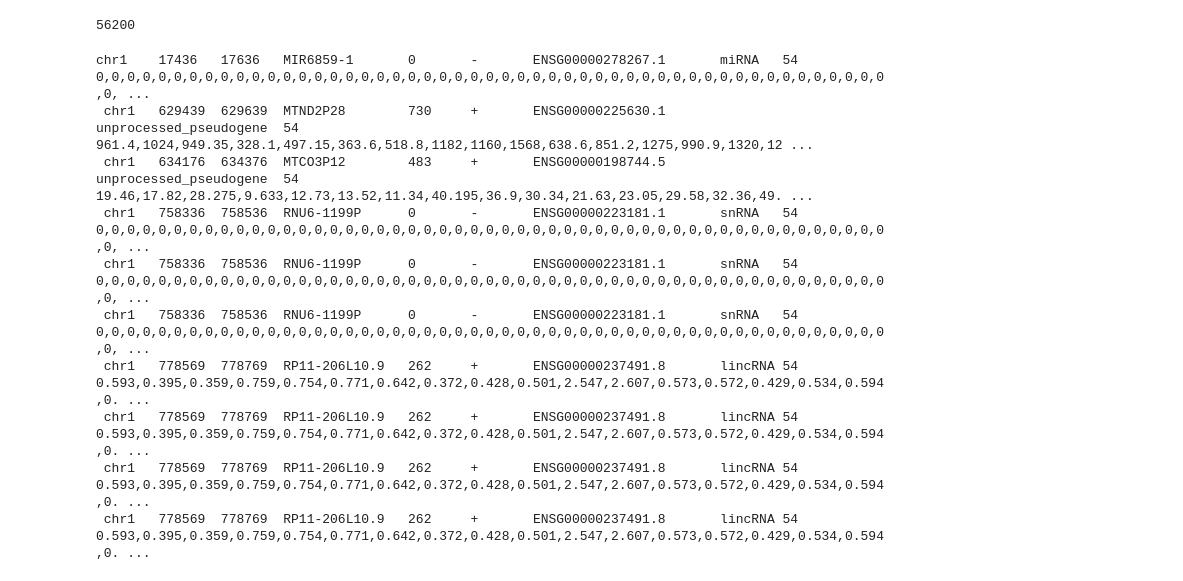
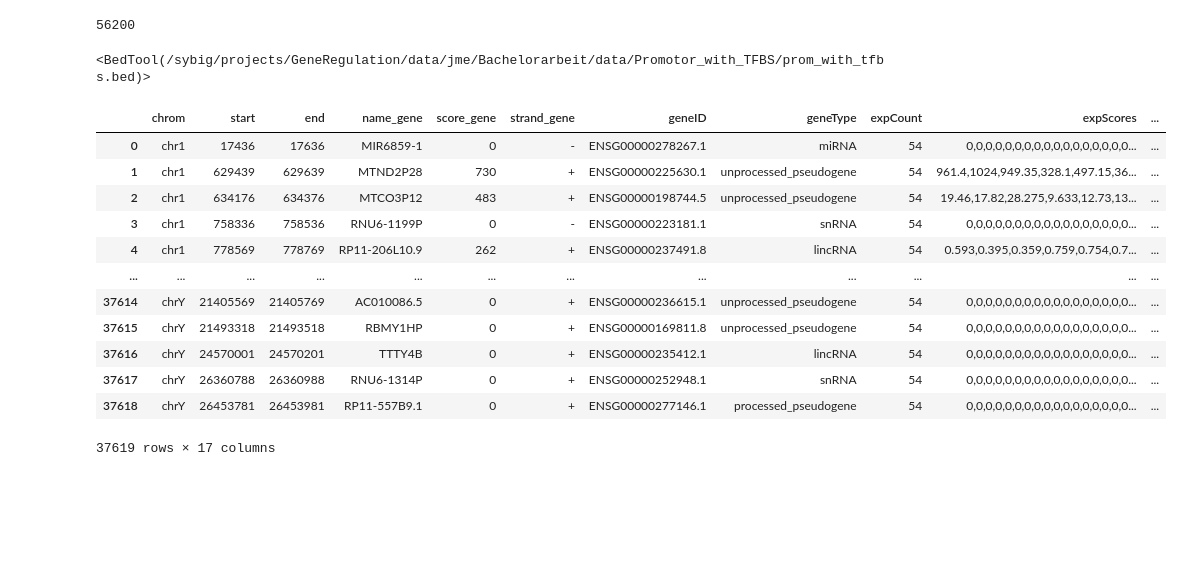
Before and after one commit to JulianMeigen/Bachelor, a Jupyter notebook: Promotor_with_TFBS.ipynb, the cells around one changed output. Saved outputs shown, nothing was run; the diff lists cells and outputs as text; code cells hidden in the pictures; blank space fills up the shorter version.

```diff
--- a/Promotor_with_TFBS.ipynb
+++ b/Promotor_with_TFBS.ipynb
@@ -15,16 +15,29 @@ intersect = gtex_prom.intersect(tfbs_all, wa=True, wb=True).sort()
 gtex_prom.count()
 # %% [output]
 56200
-# %%
-intersect.head()
-# %% [output]
-chr1    17436   17636   MIR6859-1       0       -       ENSG00000278267.1       miRNA   54      0,0,0,0,0,0,0,0,0,0,0,0,0,0,0,0,0,0,0,0,0,0,0,0,0,0,0,0,0,0,0,0,0,0,0,0,0,0,0,0,0,0,0,0,0,0,0,0,0,0,0,0, ...
- chr1   629439  629639  MTND2P28        730     +       ENSG00000225630.1       unprocessed_pseudogene  54      961.4,1024,949.35,328.1,497.15,363.6,518.8,1182,1160,1568,638.6,851.2,1275,990.9,1320,12 ...
- chr1   634176  634376  MTCO3P12        483     +       ENSG00000198744.5       unprocessed_pseudogene  54      19.46,17.82,28.275,9.633,12.73,13.52,11.34,40.195,36.9,30.34,21.63,23.05,29.58,32.36,49. ...
- chr1   758336  758536  RNU6-1199P      0       -       ENSG00000223181.1       snRNA   54      0,0,0,0,0,0,0,0,0,0,0,0,0,0,0,0,0,0,0,0,0,0,0,0,0,0,0,0,0,0,0,0,0,0,0,0,0,0,0,0,0,0,0,0,0,0,0,0,0,0,0,0, ...
- chr1   758336  758536  RNU6-1199P      0       -       ENSG00000223181.1       snRNA   54      0,0,0,0,0,0,0,0,0,0,0,0,0,0,0,0,0,0,0,0,0,0,0,0,0,0,0,0,0,0,0,0,0,0,0,0,0,0,0,0,0,0,0,0,0,0,0,0,0,0,0,0, ...
- chr1   758336  758536  RNU6-1199P      0       -       ENSG00000223181.1       snRNA   54      0,0,0,0,0,0,0,0,0,0,0,0,0,0,0,0,0,0,0,0,0,0,0,0,0,0,0,0,0,0,0,0,0,0,0,0,0,0,0,0,0,0,0,0,0,0,0,0,0,0,0,0, ...
- chr1   778569  778769  RP11-206L10.9   262     +       ENSG00000237491.8       lincRNA 54      0.593,0.395,0.359,0.759,0.754,0.771,0.642,0.372,0.428,0.501,2.547,2.607,0.573,0.572,0.429,0.534,0.594,0. ...
- chr1   778569  778769  RP11-206L10.9   262     +       ENSG00000237491.8       lincRNA 54      0.593,0.395,0.359,0.759,0.754,0.771,0.642,0.372,0.428,0.501,2.547,2.607,0.573,0.572,0.429,0.534,0.594,0. ...
- chr1   778569  778769  RP11-206L10.9   262     +       ENSG00000237491.8       lincRNA 54      0.593,0.395,0.359,0.759,0.754,0.771,0.642,0.372,0.428,0.501,2.547,2.607,0.573,0.572,0.429,0.534,0.594,0. ...
- chr1   778569  778769  RP11-206L10.9   262     +       ENSG00000237491.8       lincRNA 54      0.593,0.395,0.359,0.759,0.754,0.771,0.642,0.372,0.428,0.501,2.547,2.607,0.573,0.572,0.429,0.534,0.594,0. ...
+# %%
+prom_with_tfbs = intersect.merge(s=True, c=[4,5,6,7,8,9,10,  14,12,13,16, 18, 14, 14], o=["distinct","distinct","distinct","distinct","distinct","distinct","distinct",  "collapse","collapse","collapse","collapse", "distinct", "count", "count_distinct"])
+
+#prom_with_tfbs.saveas("/sybig/projects/GeneRegulation/data/jme/Bachelorarbeit/data/Promotor_with_TFBS/prom_with_tfbs.bed")
+# %% [output]
+<BedTool(/sybig/projects/GeneRegulation/data/jme/Bachelorarbeit/data/Promotor_with_TFBS/prom_with_tfbs.bed)>
+# %%
+prom_with_tfbs = pybedtools.BedTool("/sybig/projects/GeneRegulation/data/jme/Bachelorarbeit/data/Promotor_with_TFBS/prom_with_tfbs.bed")
+# %%
+df_prom_tfbs = prom_with_tfbs.to_dataframe(names = ["chrom", "start", 'end', 'name_gene', 'score_gene', 'strand_gene', "geneID", "geneType", "expCount", "expScores", "tfbs", "start_tfbs", "end_tfbs", "strand_tfbs","unibin_cell_lines", "tfbs_count", "tfbs_count_unique"])
+# %%
+df_prom_tfbs
+# %% [output]
+|  | chrom | start | end | name_gene | score_gene | strand_gene | geneID | geneType | expCount | expScores | ... |
+| 0 | chr1 | 17436 | 17636 | MIR6859-1 | 0 | - | ENSG00000278267.1 | miRNA | 54 | 0,0,0,0,0,0,0,0,0,0,0,0,0,0,0,0,0... | ... |
+| 1 | chr1 | 629439 | 629639 | MTND2P28 | 730 | + | ENSG00000225630.1 | unprocessed_pseudogene | 54 | 961.4,1024,949.35,328.1,497.15,36... | ... |
+| 2 | chr1 | 634176 | 634376 | MTCO3P12 | 483 | + | ENSG00000198744.5 | unprocessed_pseudogene | 54 | 19.46,17.82,28.275,9.633,12.73,13... | ... |
+| 3 | chr1 | 758336 | 758536 | RNU6-1199P | 0 | - | ENSG00000223181.1 | snRNA | 54 | 0,0,0,0,0,0,0,0,0,0,0,0,0,0,0,0,0... | ... |
+| 4 | chr1 | 778569 | 778769 | RP11-206L10.9 | 262 | + | ENSG00000237491.8 | lincRNA | 54 | 0.593,0.395,0.359,0.759,0.754,0.7... | ... |
+| ... | ... | ... | ... | ... | ... | ... | ... | ... | ... | ... | ... |
+| 37614 | chrY | 21405569 | 21405769 | AC010086.5 | 0 | + | ENSG00000236615.1 | unprocessed_pseudogene | 54 | 0,0,0,0,0,0,0,0,0,0,0,0,0,0,0,0,0... | ... |
+| 37615 | chrY | 21493318 | 21493518 | RBMY1HP | 0 | + | ENSG00000169811.8 | unprocessed_pseudogene | 54 | 0,0,0,0,0,0,0,0,0,0,0,0,0,0,0,0,0... | ... |
+| 37616 | chrY | 24570001 | 24570201 | TTTY4B | 0 | + | ENSG00000235412.1 | lincRNA | 54 | 0,0,0,0,0,0,0,0,0,0,0,0,0,0,0,0,0... | ... |
+| 37617 | chrY | 26360788 | 26360988 | RNU6-1314P | 0 | + | ENSG00000252948.1 | snRNA | 54 | 0,0,0,0,0,0,0,0,0,0,0,0,0,0,0,0,0... | ... |
+| 37618 | chrY | 26453781 | 26453981 | RP11-557B9.1 | 0 | + | ENSG00000277146.1 | processed_pseudogene | 54 | 0,0,0,0,0,0,0,0,0,0,0,0,0,0,0,0,0... | ... |
+37619 rows × 17 columns
```
Also changed, not shown: parts of 1 cell of this notebook, 1 other file.
